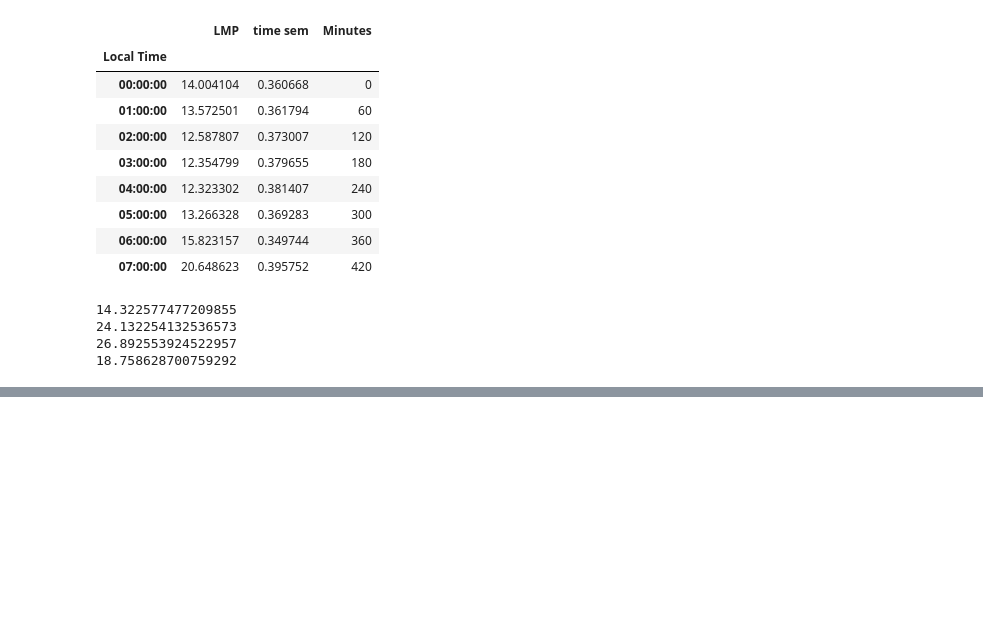
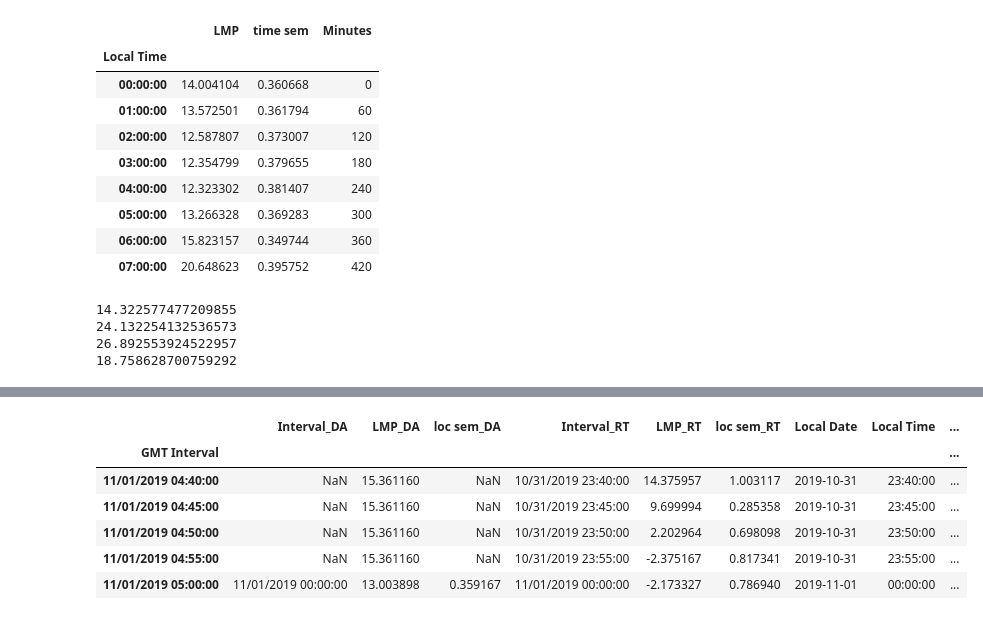
Before and after one commit to felipeascouto/energy, a Jupyter notebook: research_p1.ipynb, the cells around one changed output, grey strips where cells are left out. Drawn from its saved outputs; the diff is of its cells as text; code cells hidden in the pictures; blank space fills up the shorter version.

```diff
--- a/research_p1.ipynb
+++ b/research_p1.ipynb
@@ -407,0 +599,11 @@ while ssr_split(df) != False:
+# %%
+filled['spread'] = filled['LMP_DA'] - filled['LMP_RT']
+filled.tail()
+# %% [output]
+|  | Interval_DA | LMP_DA | loc sem_DA | Interval_RT | LMP_RT | loc sem_RT | Local Date | Local Time | ... |
+| GMT Interval |  |  |  |  |  |  |  |  | ... |
+| 11/01/2019 04:40:00 | NaN | 15.361160 | NaN | 10/31/2019 23:40:00 | 14.375957 | 1.003117 | 2019-10-31 | 23:40:00 | ... |
+| 11/01/2019 04:45:00 | NaN | 15.361160 | NaN | 10/31/2019 23:45:00 | 9.699994 | 0.285358 | 2019-10-31 | 23:45:00 | ... |
+| 11/01/2019 04:50:00 | NaN | 15.361160 | NaN | 10/31/2019 23:50:00 | 2.202964 | 0.698098 | 2019-10-31 | 23:50:00 | ... |
+| 11/01/2019 04:55:00 | NaN | 15.361160 | NaN | 10/31/2019 23:55:00 | -2.375167 | 0.817341 | 2019-10-31 | 23:55:00 | ... |
+| 11/01/2019 05:00:00 | 11/01/2019 00:00:00 | 13.003898 | 0.359167 | 11/01/2019 00:00:00 | -2.173327 | 0.786940 | 2019-11-01 | 00:00:00 | ... |
```
Also changed, not shown: parts of 15 cells of this notebook.
